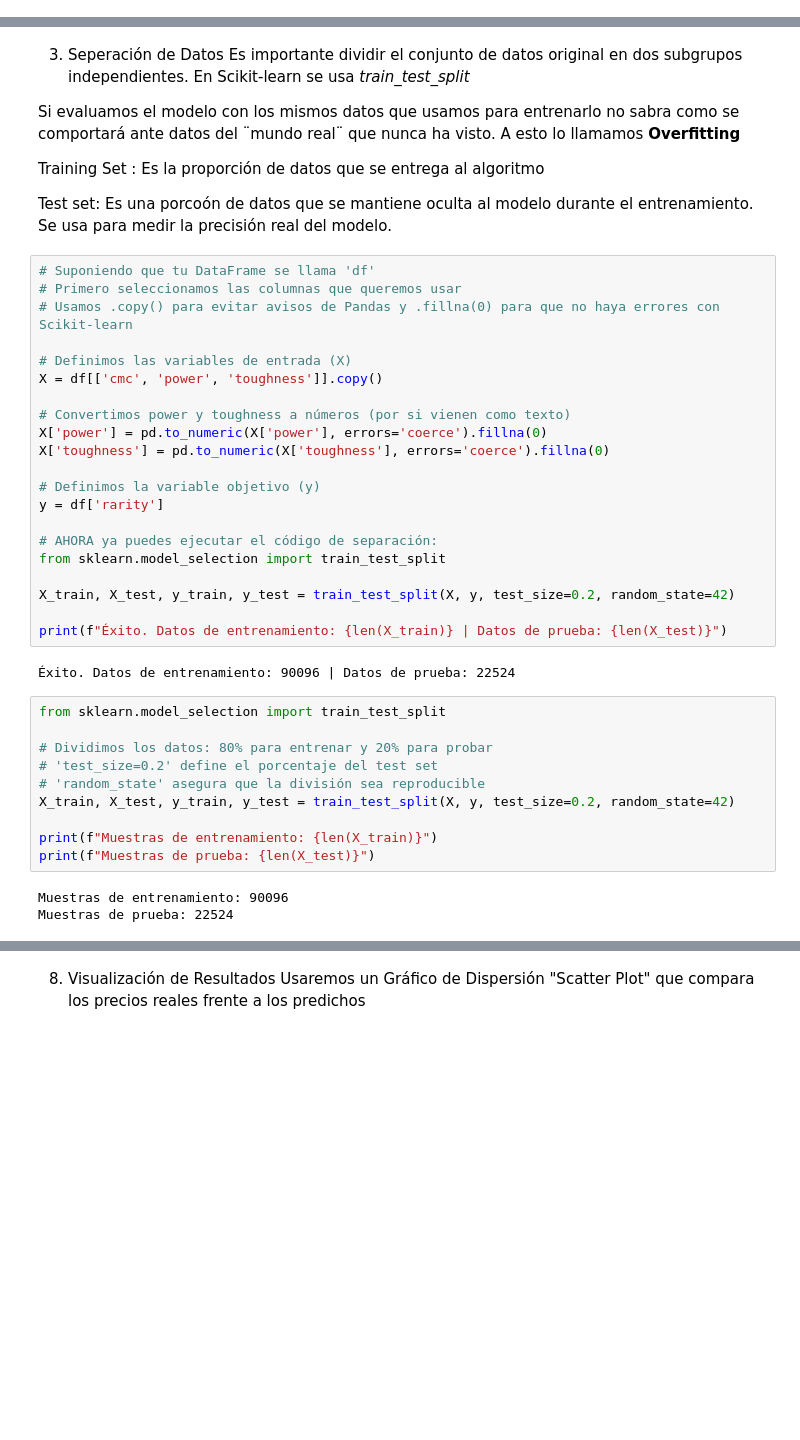
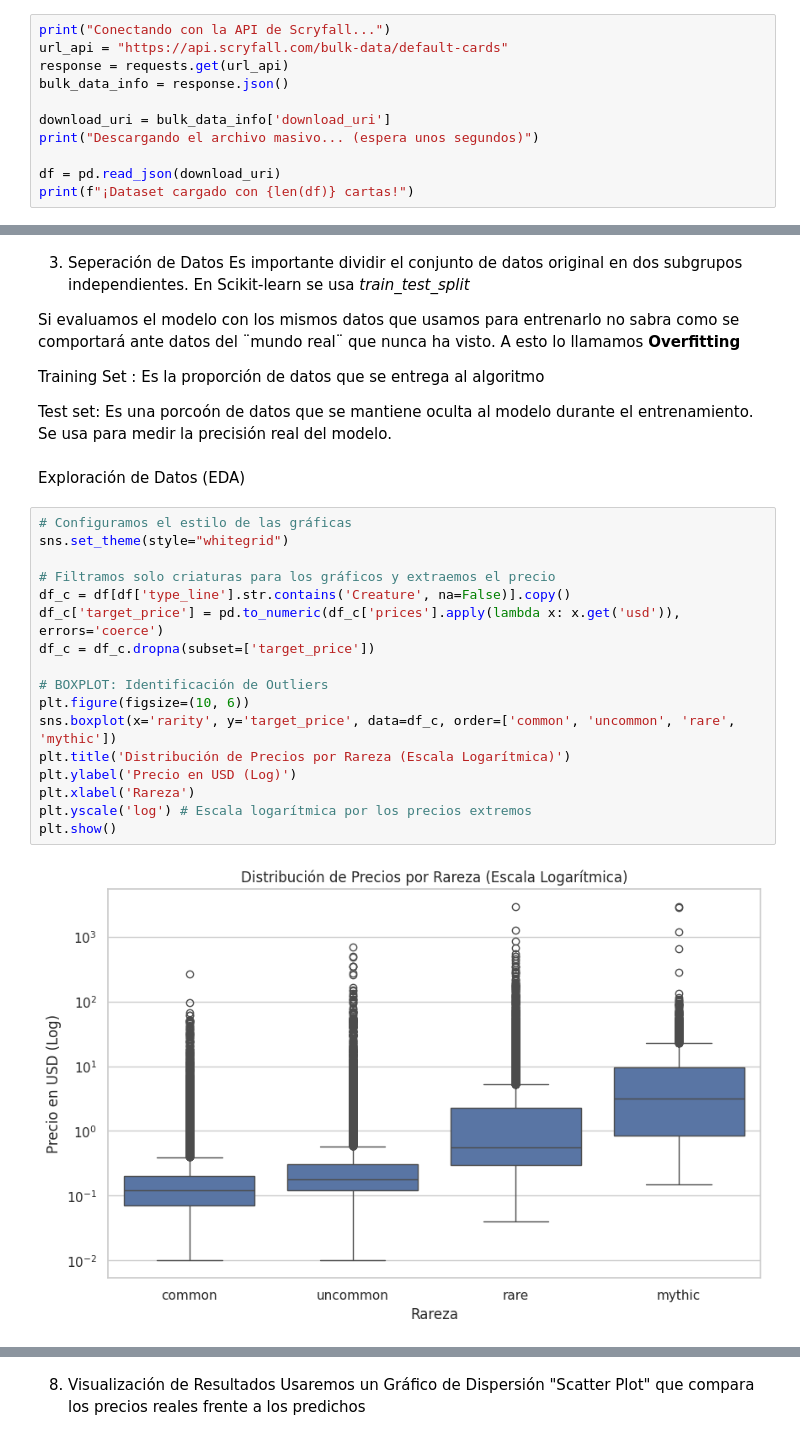
Before and after one commit to NicoRuedaA/MTG-price-prediction, a Jupyter notebook: Scikit_learn_Magic_The_Gathering.ipynb, the cells around one changed output, grey strips where cells are left out. Saved outputs shown, nothing was run; the diff lists cells and outputs as text; blank space fills up the shorter version.

Commit message:
reducción error

```diff
--- a/Scikit_learn_Magic_The_Gathering.ipynb
+++ b/Scikit_learn_Magic_The_Gathering.ipynb
@@ -109,0 +60,11 @@ Estructura de los datos cargada:
+# %%
+print("Conectando con la API de Scryfall...")
+url_api = "https://api.scryfall.com/bulk-data/default-cards"
+response = requests.get(url_api)
+bulk_data_info = response.json()
+
+download_uri = bulk_data_info['download_uri']
+print("Descargando el archivo masivo... (espera unos segundos)")
+
+df = pd.read_json(download_uri)
+print(f"¡Dataset cargado con {len(df)} cartas!")
@@ -132,40 +97,25 @@ Si evaluamos el modelo con los mismos datos que usamos para entrenarlo no sabra
 Training Set : Es la proporción de datos que se entrega al algoritmo
 
 Test set: Es una porcoón de datos que se mantiene oculta al modelo durante el entrenamiento. Se usa para medir la precisión real del modelo.
-# %%
-# Suponiendo que tu DataFrame se llama 'df'
-# Primero seleccionamos las columnas que queremos usar
-# Usamos .copy() para evitar avisos de Pandas y .fillna(0) para que no haya errores con Scikit-learn
-
-# Definimos las variables de entrada (X)
-X = df[['cmc', 'power', 'toughness']].copy()
-
-# Convertimos power y toughness a números (por si vienen como texto)
-X['power'] = pd.to_numeric(X['power'], errors='coerce').fillna(0)
-X['toughness'] = pd.to_numeric(X['toughness'], errors='coerce').fillna(0)
-
-# Definimos la variable objetivo (y)
-y = df['rarity']
-
-# AHORA ya puedes ejecutar el código de separación:
-from sklearn.model_selection import train_test_split
-
-X_train, X_test, y_train, y_test = train_test_split(X, y, test_size=0.2, random_state=42)
-
-print(f"Éxito. Datos de entrenamiento: {len(X_train)} | Datos de prueba: {len(X_test)}")
-# %% [output]
-Éxito. Datos de entrenamiento: 90096 | Datos de prueba: 22524
-# %%
-from sklearn.model_selection import train_test_split
-
-# Dividimos los datos: 80% para entrenar y 20% para probar
-# 'test_size=0.2' define el porcentaje del test set
-# 'random_state' asegura que la división sea reproducible
-X_train, X_test, y_train, y_test = train_test_split(X, y, test_size=0.2, random_state=42)
-
-print(f"Muestras de entrenamiento: {len(X_train)}")
-print(f"Muestras de prueba: {len(X_test)}")
-# %% [output]
-Muestras de entrenamiento: 90096
-Muestras de prueba: 22524
+# %% [markdown]
+Exploración de Datos (EDA)
+# %%
+# Configuramos el estilo de las gráficas
+sns.set_theme(style="whitegrid")
+
+# Filtramos solo criaturas para los gráficos y extraemos el precio
+df_c = df[df['type_line'].str.contains('Creature', na=False)].copy()
+df_c['target_price'] = pd.to_numeric(df_c['prices'].apply(lambda x: x.get('usd')), errors='coerce')
+df_c = df_c.dropna(subset=['target_price'])
+
+# BOXPLOT: Identificación de Outliers
+plt.figure(figsize=(10, 6))
+sns.boxplot(x='rarity', y='target_price', data=df_c, order=['common', 'uncommon', 'rare', 'mythic'])
+plt.title('Distribución de Precios por Rareza (Escala Logarítmica)')
+plt.ylabel('Precio en USD (Log)')
+plt.xlabel('Rareza')
+plt.yscale('log') # Escala logarítmica por los precios extremos
+plt.show()
+# %% [output]
+[figure, added]
 # %% [markdown]
```
Also changed, not shown: parts of 23 cells of this notebook.
